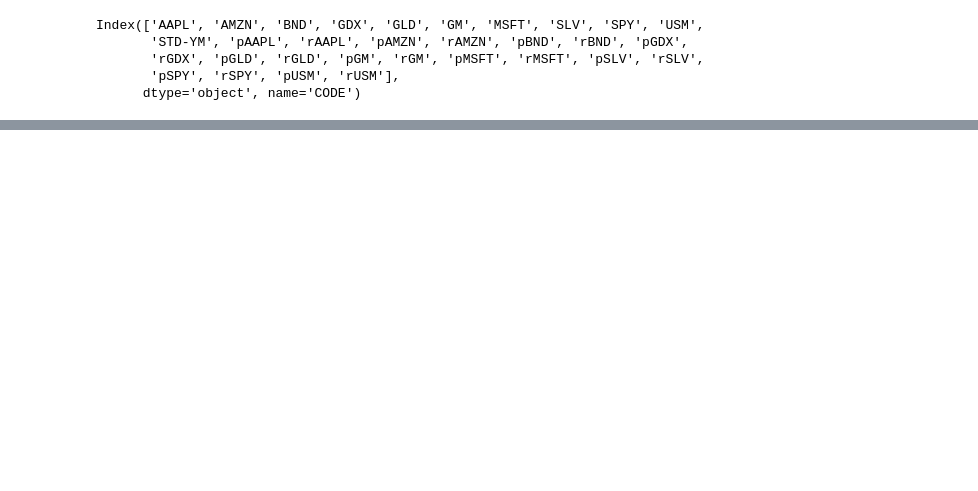
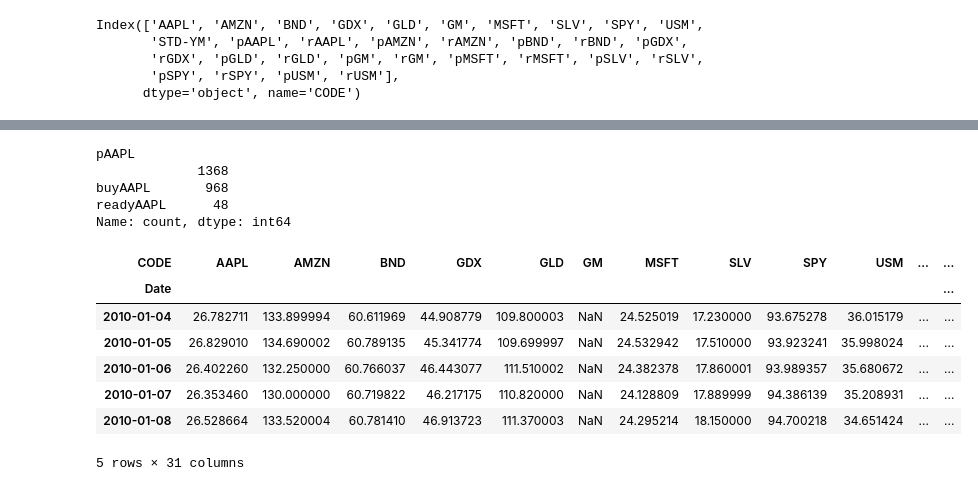
Before and after one commit to bsmoon-86/ubion_9, a Jupyter notebook: python/231206/02_momentum2.ipynb, the cells around one changed output, grey strips where cells are left out. Saved outputs shown, nothing was run; the diff lists cells and outputs as text; code cells hidden in the pictures; blank space fills up the shorter version.

```diff
--- a/python/231206/02_momentum2.ipynb
+++ b/python/231206/02_momentum2.ipynb
@@ -215,0 +393,19 @@ UnboundLocalError: cannot access local variable 'std_ym' where it is not associa
+# %%
+book['pAAPL'].value_counts()
+# %% [output]
+pAAPL
+             1368
+buyAAPL       968
+readyAAPL      48
+Name: count, dtype: int64
+# %%
+book.head()
+# %% [output]
+| CODE | AAPL | AMZN | BND | GDX | GLD | GM | MSFT | SLV | SPY | USM | ... | ... |
+| Date |  |  |  |  |  |  |  |  |  |  |  | ... |
+| 2010-01-04 | 26.782711 | 133.899994 | 60.611969 | 44.908779 | 109.800003 | NaN | 24.525019 | 17.230000 | 93.675278 | 36.015179 | ... | ... |
+| 2010-01-05 | 26.829010 | 134.690002 | 60.789135 | 45.341774 | 109.699997 | NaN | 24.532942 | 17.510000 | 93.923241 | 35.998024 | ... | ... |
+| 2010-01-06 | 26.402260 | 132.250000 | 60.766037 | 46.443077 | 111.510002 | NaN | 24.382378 | 17.860001 | 93.989357 | 35.680672 | ... | ... |
+| 2010-01-07 | 26.353460 | 130.000000 | 60.719822 | 46.217175 | 110.820000 | NaN | 24.128809 | 17.889999 | 94.386139 | 35.208931 | ... | ... |
+| 2010-01-08 | 26.528664 | 133.520004 | 60.781410 | 46.913723 | 111.370003 | NaN | 24.295214 | 18.150000 | 94.700218 | 34.651424 | ... | ... |
+5 rows × 31 columns
```
Also changed, not shown: parts of 21 cells of this notebook.
